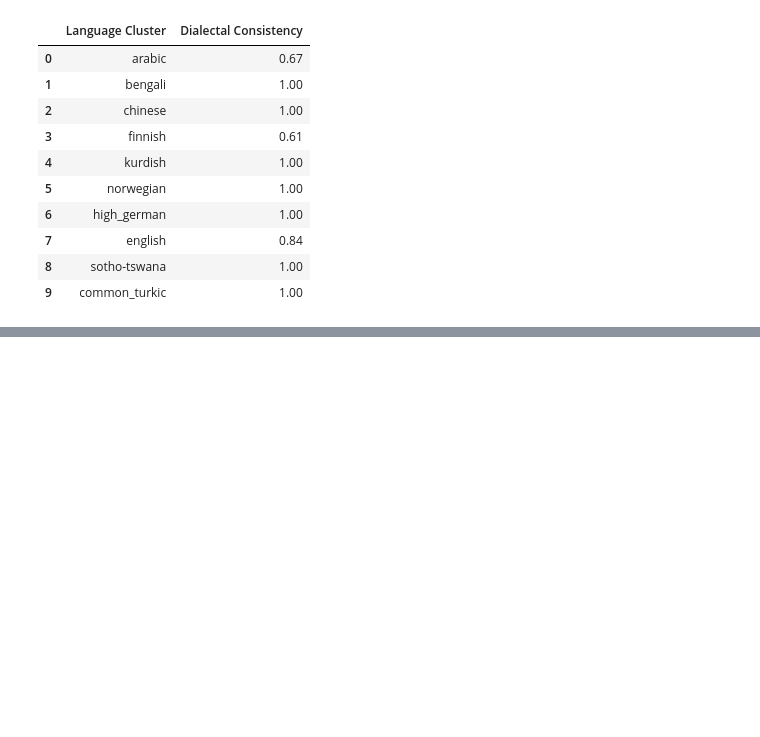
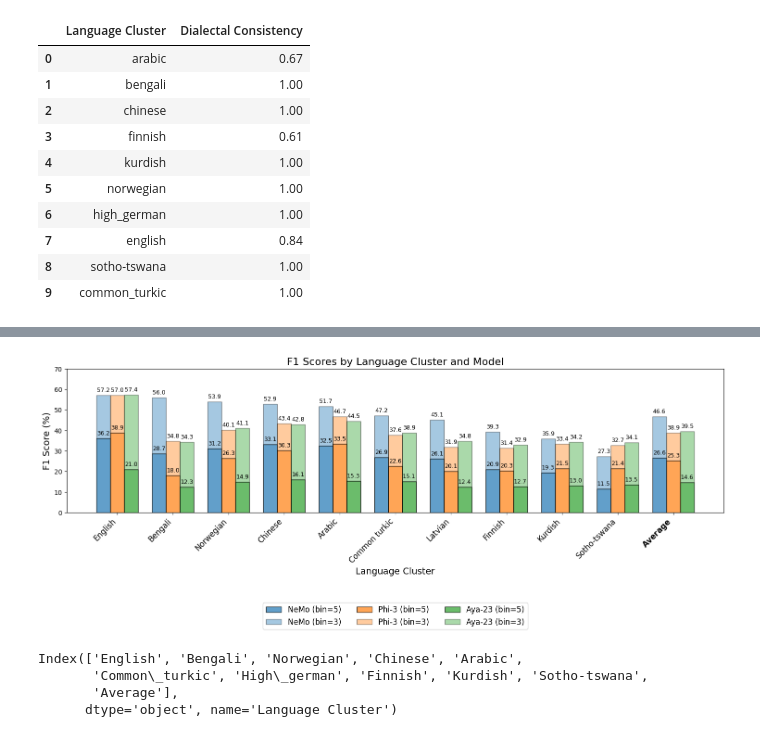
Before and after one commit to ffaisal93/dialect_toxicity_llm_judge, a Jupyter notebook: test.ipynb, the cells around one changed output, grey strips where cells are left out. Drawn from its saved outputs; the diff is of its cells as text; code cells hidden in the pictures; blank space fills up the shorter version.

```diff
--- a/test.ipynb
+++ b/test.ipynb
@@ -645,0 +694,66 @@ np.float64(0.9981909043631968)
+# %%
+import pandas as pd
+import matplotlib.pyplot as plt
+import numpy as np
+
+# Load summary_pivot DataFrame and set the proper index
+summary_pivot = pd.read_pickle('latex_tables/summary_models_table.pkl')
+
+# Create a grouped bar plot for each language cluster
+fig, ax = plt.subplots(figsize=(15, 8))
+
+x = np.arange(len(summary_pivot.index))  # x-axis positions for each language cluster
+width = 0.25  # Width of each bar
+
+# Get model names from the DataFrame columns
+models = summary_pivot.columns.levels[1]
+display_names = ['NeMo', 'Phi-3', 'Aya-23']  # Simplified names for display
+colors = ['#1f77b4', '#ff7f0e', '#2ca02c']
+
+# Plot F1 scores (bin=3 and bin=5) for each model
+for i, (model, display_name) in enumerate(zip(models, display_names)):
+    bin_3_scores = summary_pivot[('F1(bin=3)', model)]
+    bin_5_scores = summary_pivot[('F1(bin=5)', model)]
+
+    # Plot bin_5 and bin_3 so that the total height is equal to bin_3
+    bar_5 = ax.bar(x + i * width, bin_5_scores, width, label=f'{display_name} (bin=5)', color=colors[i], alpha=0.7, edgecolor='black')
+    bar_3 = ax.bar(x + i * width, bin_3_scores - bin_5_scores, width, bottom=bin_5_scores, label=f'{display_name} (bin=3)', color=colors[i], alpha=0.4, edgecolor='black')
+
+    # Add values on each bar
+    for bar in bar_3:
+        yval = bar.get_height() + bar.get_y()
+        ax.text(bar.get_x() + bar.get_width() / 2, yval + 1, f'{yval:.1f}', ha='center', va='bottom', fontsize=9)
+    for bar in bar_5:
+        yval = bar.get_height()
+        ax.text(bar.get_x() + bar.get_width() / 2, yval + 1, f'{yval:.1f}', ha='center', va='bottom', fontsize=9)
+
+# Labels, title, and legend
+ax.set_xlabel('Language Cluster', fontsize=14)
+ax.set_ylabel('F1 Score (%)', fontsize=14)
+ax.set_title('F1 Scores by Language Cluster and Model', fontsize=16)
+
+# Set y-axis limits from 0 to 100
+ax.set_ylim(0, 70)
+
+# Remove underscores from language cluster labels and bold 'Average' if it exists
+x_labels = [label.replace('\_', ' ').replace('High german','Latvian') for label in summary_pivot.index]
+x_labels = [r'$\mathbf{Average}$' if label.lower() == 'average' else label for label in x_labels]
+ax.set_xticks(x + width)
+ax.set_xticklabels(x_labels, rotation=45, ha='right', fontsize=12)
+
+# Place legend in the empty space
+ax.legend(loc='upper center', bbox_to_anchor=(0.5, -0.6), ncol=3, fontsize=12)
+
+# Adjust layout and display plot
+plt.tight_layout()
+plt.savefig('latex_tables/summary_models_table.pdf')
+plt.show()
+# %% [output]
+[figure, added]
+# %%
+summary_pivot.index
+# %% [output]
+Index(['English', 'Bengali', 'Norwegian', 'Chinese', 'Arabic',
+       'Common\_turkic', 'High\_german', 'Finnish', 'Kurdish', 'Sotho-tswana',
+       'Average'],
+      dtype='object', name='Language Cluster')
```
Also changed, not shown: parts of 16 cells of this notebook, 7 other files.
